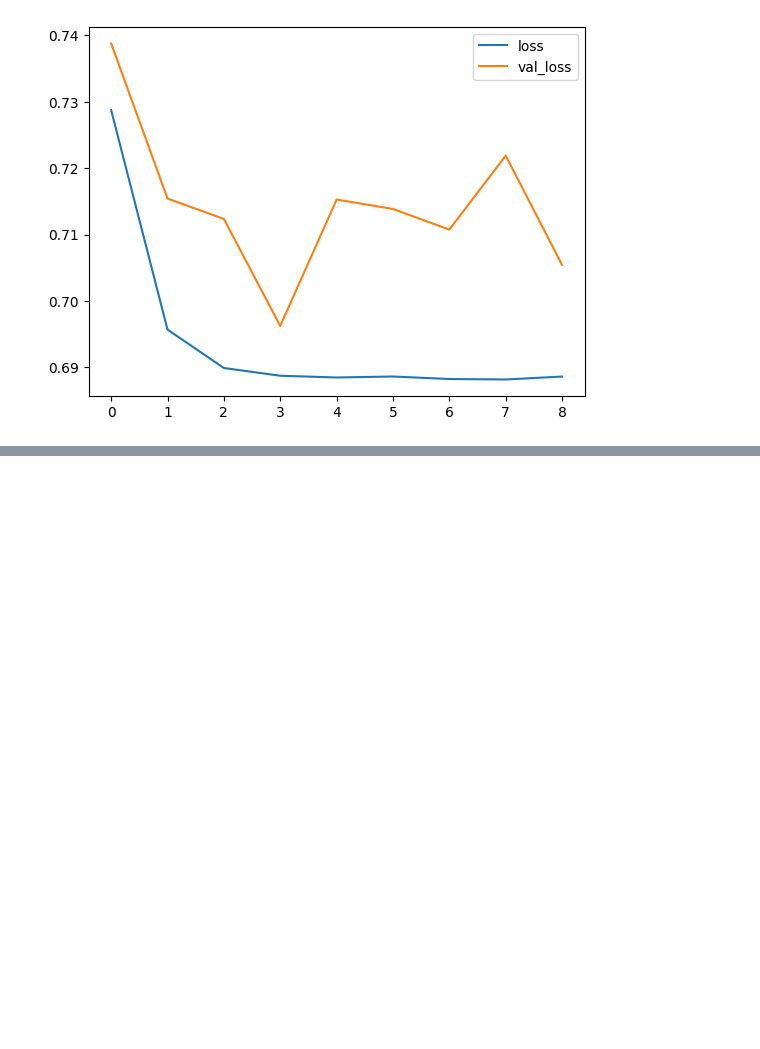
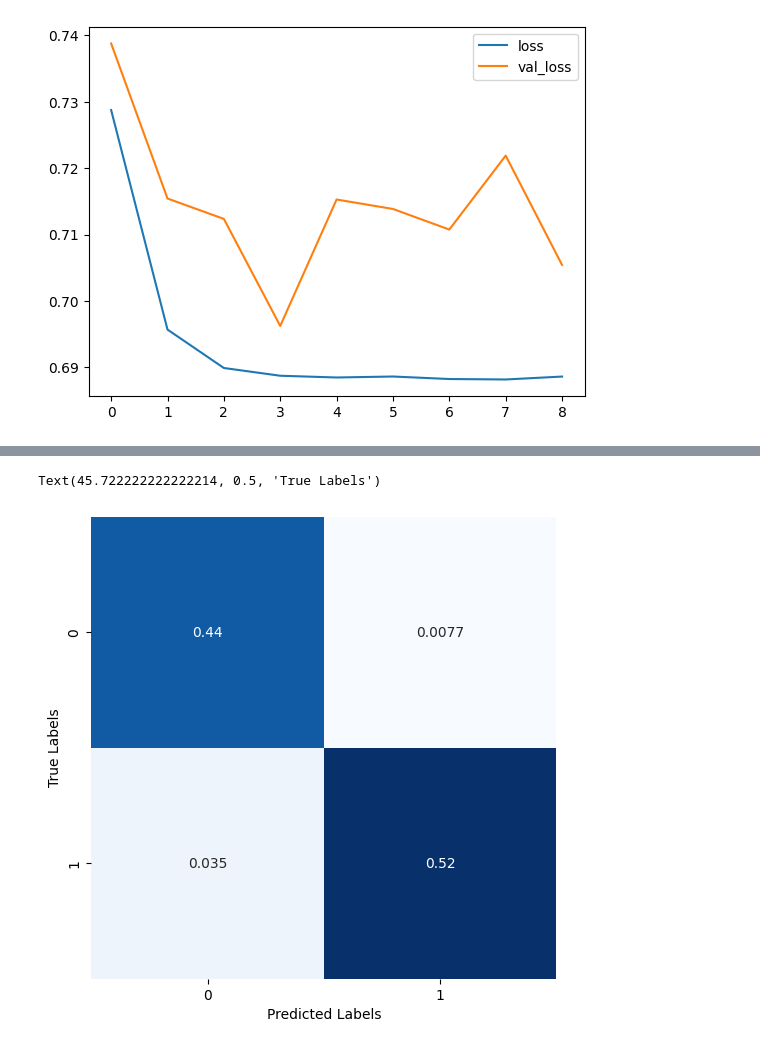
Before and after one commit to benmessao/PFE, a Jupyter notebook: source/deep learning/sequence_creation.ipynb, the cells around one changed output, grey strips where cells are left out. Drawn from its saved outputs; the diff is of its cells as text; code cells hidden in the pictures; blank space fills up the shorter version.

Commit message:
stacked LSTM

```diff
--- a/source/deep learning/sequence_creation.ipynb
+++ b/source/deep learning/sequence_creation.ipynb
@@ -688,5 +690,5 @@ stacked_LSTM_model = stacked_LSTM(input_sequence_shape)
 
 callback = keras.callbacks.EarlyStopping(monitor='val_accuracy', patience=5, restore_best_weights=True)
 opt = keras.optimizers.Adam(learning_rate=0.0003)
-stacked_LSTM_model.compile(loss='binary_crossentropy', optimizer=opt, metrics='accuracy')
+stacked_LSTM_model.compile(loss='mean_absolute_error', optimizer=opt, metrics='accuracy')
 # %%
@@ -699,0 +717,10 @@ Epoch 1/10
+# %%
+print(f"Evaluation du modèle : {stacked_LSTM_model.evaluate(X_test, y_test)}")
+y_pred = stacked_LSTM_model.predict(X_test)
+preds = np.round(y_pred).astype(int)
+cm = confusion_matrix(y_test, preds, normalize='all')
+fig, ax = plt.subplots(figsize=(6,6))
+sns.heatmap(cm, annot=True, cbar=False, cmap='Blues')
+plt.xlabel('Predicted Labels')
+plt.ylabel('True Labels')
+# %% [output]
@@ -699,0 +730,2 @@ Epoch 1/10
+Text(45.722222222222214, 0.5, 'True Labels')
+[figure, added]
```
Also changed, not shown: parts of 6 cells of this notebook.
